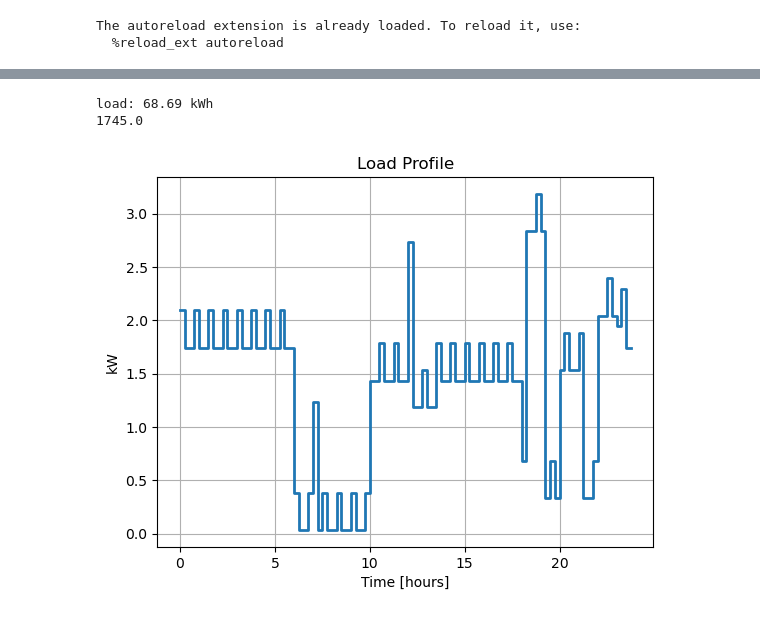
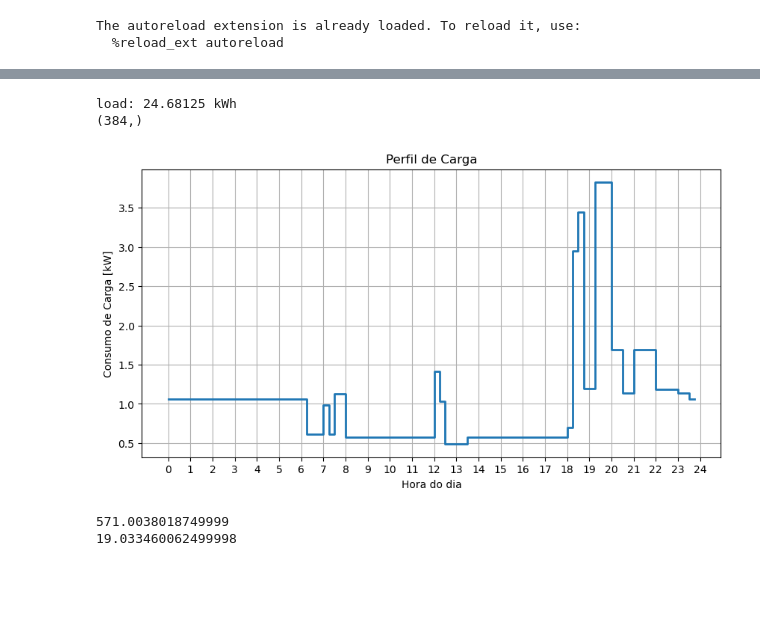
Before and after one commit to DaniloOrige/Microgrid_MPC_Simulation, a Jupyter notebook: dev/simulation.ipynb, the cells around one changed output, grey strips where cells are left out. Drawn from its saved outputs; the diff is of its cells as text; code cells hidden in the pictures; blank space fills up the shorter version.

```diff
--- a/dev/simulation.ipynb
+++ b/dev/simulation.ipynb
@@ -103,53 +124,67 @@ Battery Bank - Capacity: [3000, 3000] Wh, Charge Efficiency: [0.9, 0.85], Discha
 # %%
 # Creating different load profiles
 
 # Summer scenario with a family of 4.
 # Freezer: 24h
 # Air conditioning: 3 air conditioners (inverter) with 9000 BTU (570 Wh) for 8 hours a night (in each room)
 # 1 extra air conditioner (on/off) for the living room with 12000 BTU (1.15 kWh) on for 6 hours during the late morning and afternoon
 # Electric shower: 7500 W, 10 min per person per day -> 40min. 7500*2/3 = kWh
 # Electric oven: 2000 W, 1h in the evening. Assuming that its not on all the time the oven is in use
 # 2000 W * 0.7 = kWh
 
 
 load_dict ={
-    'Wifi' : {'type': 'continuous', 'power': 35, 'hours': [[0, 24]]},
-    'Room AC' : {'type': 'continuous', 'power': 1710, 'hours': [[22, 6]]},
-    'Office AC': {'type': 'continuous', 'power': 1150, 'hours': [[10, 18]]},
-    'Office PC': {'type': 'continuous', 'power': 250, 'hours': [[10, 12], [13.5, 18]]},
-    'Oven' : {'type': 'continuous', 'power': 1200, 'hours': [[20, 21]]},
-    'Lights' : {'type': 'continuous', 'power': 100 , 'hours': [[18, 23]]},
-    'TV' : {'type': 'continuous', 'power': 200 , 'hours': [[18, 23.5]],  },
-    'Shower' : {'type': 'continuous', 'power': 2500, 'hours': [[18.25, 19.25]]},
-    'Microwaves' : {'type': 'continuous', 'power': 1200, 'hours': [[7.0, 7.25],[12.0, 12.25], [21.0, 21.25]]},
-    'Freezer' : {'type' : 'cyclic', 'power' : 350 , 't_on' : 15, 't_off' : 30}
+    'Wifi' : {'type': 'continuous', 'power': 50/4, 'hours': [[0, 24]]},
+    'Room AC' : {'type': 'continuous', 'power': 4000/4, 'hours': [[21, 6.25]]},
+    'Office AC': {'type': 'continuous', 'power': 1700/4, 'hours': [[7.5, 20.0]]},
+    'Living AC': {'type': 'continuous', 'power': 2000/4, 'hours': [[18.5, 22.0]]},
+    'Office PC': {'type': 'continuous', 'power': 350/4, 'hours': [[7.50, 12], [13.5, 20.0]]},
+    'Oven' : {'type': 'continuous', 'power': 1800/4, 'hours': [[20, 21]]},
+    'Lights' : {'type': 'continuous', 'power': 200/4, 'hours': [[18, 23]]},
+    'TV' : {'type': 'continuous', 'power': 300/4, 'hours': [[18, 23.5]]},
+    'Shower' : {'type': 'continuous', 'power': 9000/4, 'hours': [[18.25, 18.5], [18.5, 18.75],[19.25, 20.0]]},
+    'Microwave' : {'type': 'continuous', 'power': 1500/4, 'hours': [[7.0, 7.25],[12.0, 12.25], [19.25, 20.0]]},
+    'Food related' : {'type': 'continuous', 'power': 2200/4, 'hours': [[6.25, 8.0], [12.0, 12.5], [20.0, 20.5]]},
+    'Fridge' : {'type': 'continuous', 'power': 200/4, 'hours': [[0, 24]]},
+}
 
-}
+# For simplicity purposes Frigde is considered continuous
+# The fridge usually is cyclic as declared below:
+# 'Fridge' : {'type' : 'cyclic', 'power' : 350 , 't_on' : 15, 't_off' : 30}
+
 #'Living_R AC' : {'type': 'continuous', 'power': 800 , 'hours': [[16, 22]]},
 
 load_profile = load_generator(days= days, steps= 96, load_dict= load_dict)
-print(f'load: {np.sum(load_profile)/1000 * 0.25} kWh')
+print(f'load: {np.sum(load_profile[:96])/1000 * 0.25} kWh')
+print(load_profile.shape)
 load_profile_np = load_profile[:Np]
-#print(load_profile_np.shape)
-
 
 
 
 load_profile = np.hstack((load_profile, load_profile_np)) # adds Np samples to be used in the simulation
-print(load_profile[22])
 
 
-
-plt.figure()
+plt.figure(figsize=(10,5))
+plt.xticks(np.arange(0, 25, 1))
 plt.step(np.arange(0, 24, 0.25), load_profile[:96]/1000, where='post', linewidth=2)
-plt.title('Load Profile')
-plt.xlabel('Time [hours]')
-plt.ylabel('kW')
+plt.title('Perfil de Carga')
+plt.xlabel('Hora do dia')
+plt.ylabel('Consumo de Carga [kW]')
 plt.grid()
 plt.show()
 # %% [output]
-load: 68.69 kWh
-1745.0
+load: 24.68125 kWh
+(384,)
-[figure, old version]
+[figure, new version]
+# %%
+# Tariff without Ppv and bat power
+# R$ = Wh * R$/Wh
+Price = load_profile[:24*4]*0.25 @ tariff_daily
+
+print(Price*30)
+print(Price)
+# %% [output]
+571.0038018749999
+19.033460062499998
 # %%
 # Generating 3 different days
```
Also changed, not shown: parts of 16 cells of this notebook, 9 other files.
